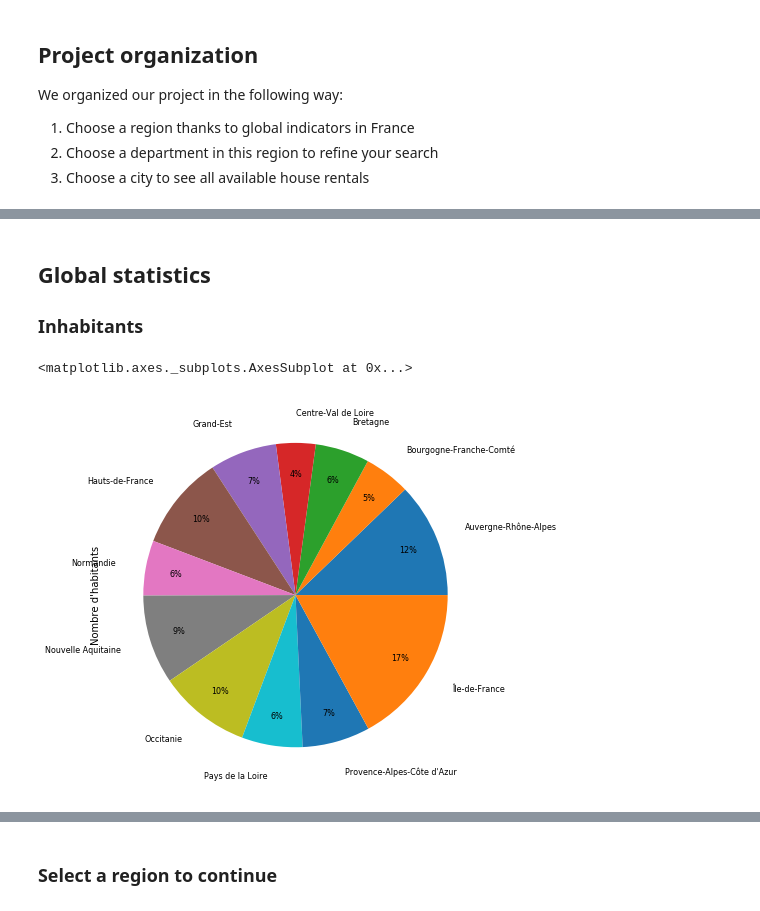
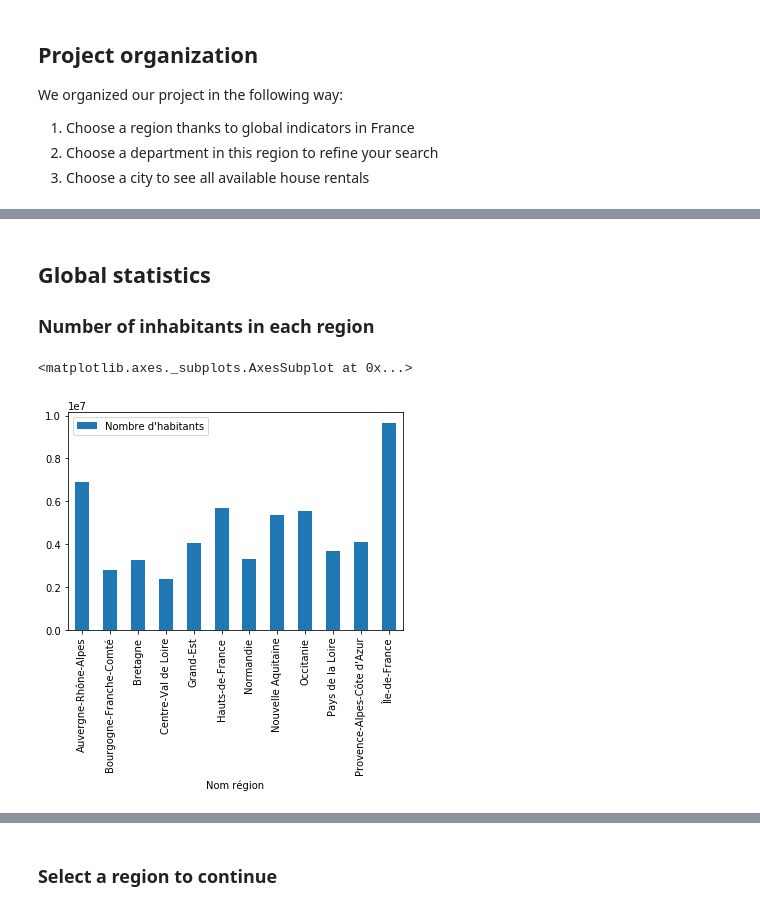
Before and after one commit to Durassel/Big-data-project, a Jupyter notebook: Final.ipynb, the cells around one changed output, grey strips where cells are left out. Saved outputs shown, nothing was run; the diff lists cells and outputs as text; code cells hidden in the pictures.

Commit message:
Evolution of population graph

```diff
--- a/Final.ipynb
+++ b/Final.ipynb
@@ -29,6 +67,17 @@ def select_region(Région):
 electricity = pd.read_csv('consommation-electrique-par-secteur-dactivite-commune.csv', sep=";", encoding='utf-8')
 # Drop useless columns
 electricity.drop(["Nom EPCI", "Code EPCI", "Type EPCI", "Geo Shape", "Geo Point 2D"], axis=1, inplace=True)
+
+# City standardization ("-" -> " " / uppercase -> lowercase / replace accents) to compare with rentals
+electricity['NC'] = electricity['Nom commune']
+electricity['NC'] = electricity['NC'].apply(lambda x: x.lower())
+electricity['NC'] = without_accents(electricity['NC'])
+electricity['NC'] = electricity['NC'].str.replace("-", " ")
+
+electricity['ND'] = electricity['Nom département']
+electricity['ND'] = electricity['ND'].apply(lambda x: x.lower())
+electricity['ND'] = without_accents(electricity['ND'])
+electricity['ND'] = electricity['ND'].str.replace("-", " ")
 
 # Array of regions
 regions = electricity['Nom région'].unique()
@@ -40,20 +150,21 @@ departments = sorted(departments)
 # %% [markdown]
 ## Global statistics
-### Inhabitants
+### Number of inhabitants in each region
 # %%
 # Total population
-localities = electricity.drop_duplicates(['Nom commune', 'Nom département', 'Nom région'])
 total_population = localities['Nombre d\'habitants'].sum(axis=0)
+
 # Population per regions
 population_by_region = pd.DataFrame(columns=['Nom région', 'Nombre d\'habitants'])
 population_by_region['Nom région'] = regions
 
 for index, row in population_by_region.iterrows():
     population_by_region.loc[index, 'Nombre d\'habitants'] = localities.loc[localities['Nom région'] == population_by_region.loc[index, 'Nom région'], 'Nombre d\'habitants'].sum(axis=0)
 population_by_region = population_by_region.set_index('Nom région')
 
-ax1 = plt.subplot(121, aspect='equal')
-population_by_region.plot(kind='pie', y='Nombre d\'habitants', ax=ax1, figsize=(15,15), labels=population_by_region.index, legend=False, fontsize=8, autopct='%1.0f%%', pctdistance=0.8, labeldistance=1.2)
+#ax1 = plt.subplot(121, aspect='equal')
+#population_by_region.plot(kind='pie', y='Nombre d\'habitants', ax=ax1, figsize=(15,15), labels=population_by_region.index, legend=False, fontsize=8, autopct='%1.0f%%', pctdistance=0.8, labeldistance=1.2)
+population_by_region.plot(kind='bar')
 # %% [output]
 <matplotlib.axes._subplots.AxesSubplot at 0x...>
-[figure, old version]
+[figure, new version]
```
Also changed, not shown: parts of 12 cells of this notebook, 3 other files.
